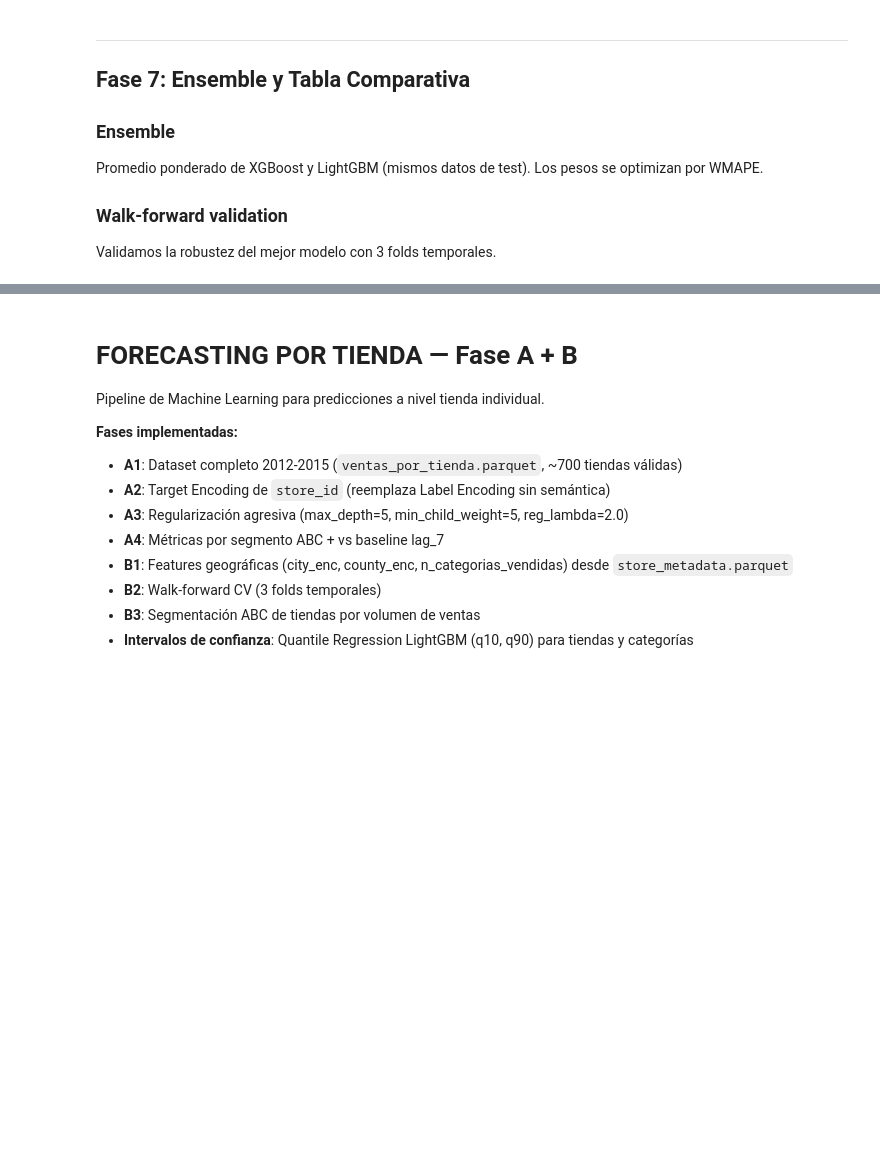
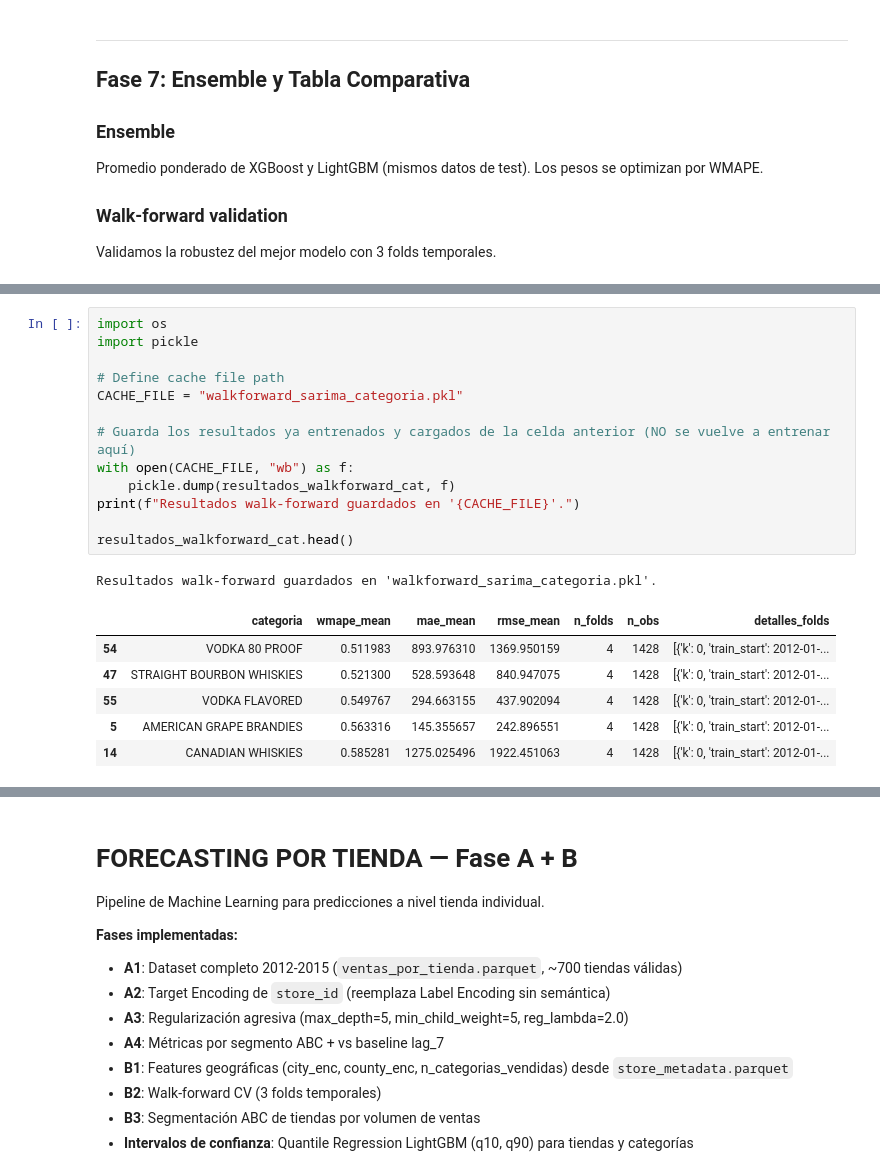
Before and after one commit to agus-chaud/forecasting-demanda-licores, a Jupyter notebook: forecasting-licores.ipynb, the cells around one changed output, grey strips where cells are left out. Saved outputs shown, nothing was run; the diff lists cells and outputs as text; blank space fills up the shorter version.

```diff
--- a/forecasting-licores.ipynb
+++ b/forecasting-licores.ipynb
@@ -1339,3 +1383,24 @@ Categorías válidas para walk-forward (>= 90 días): 49
+# %%
+import os
+import pickle
+
+# Define cache file path
+CACHE_FILE = "walkforward_sarima_categoria.pkl"
+
+# Guarda los resultados ya entrenados y cargados de la celda anterior (NO se vuelve a entrenar aquí)
+with open(CACHE_FILE, "wb") as f:
+    pickle.dump(resultados_walkforward_cat, f)
+print(f"Resultados walk-forward guardados en '{CACHE_FILE}'.")
+
+resultados_walkforward_cat.head()
+# %% [output]
+Resultados walk-forward guardados en 'walkforward_sarima_categoria.pkl'.
+|  | categoria | wmape_mean | mae_mean | rmse_mean | n_folds | n_obs | detalles_folds |
+| 54 | VODKA 80 PROOF | 0.511983 | 893.976310 | 1369.950159 | 4 | 1428 | [{'k': 0, 'train_start': 2012-01-... |
+| 47 | STRAIGHT BOURBON WHISKIES | 0.521300 | 528.593648 | 840.947075 | 4 | 1428 | [{'k': 0, 'train_start': 2012-01-... |
+| 55 | VODKA FLAVORED | 0.549767 | 294.663155 | 437.902094 | 4 | 1428 | [{'k': 0, 'train_start': 2012-01-... |
+| 5 | AMERICAN GRAPE BRANDIES | 0.563316 | 145.355657 | 242.896551 | 4 | 1428 | [{'k': 0, 'train_start': 2012-01-... |
+| 14 | CANADIAN WHISKIES | 0.585281 | 1275.025496 | 1922.451063 | 4 | 1428 | [{'k': 0, 'train_start': 2012-01-... |
 # %%
 # --- Comparación SARIMA original vs SARIMA walk-forward por categoría ---
 
```
Also changed, not shown: parts of 23 cells of this notebook, 11 other files.
